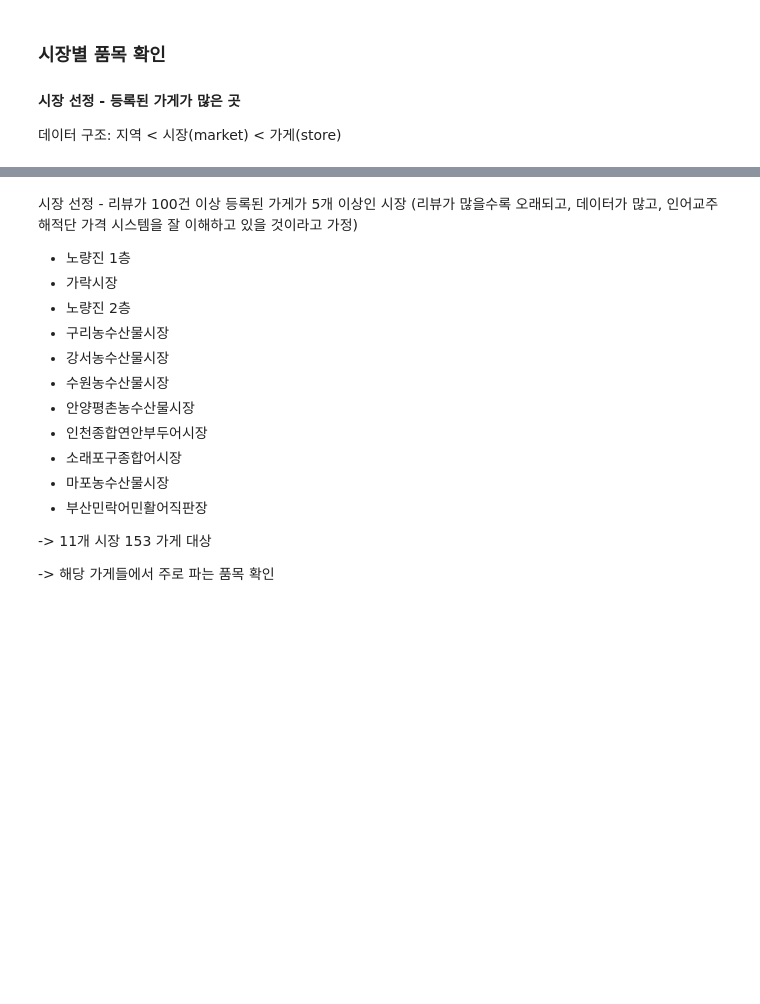
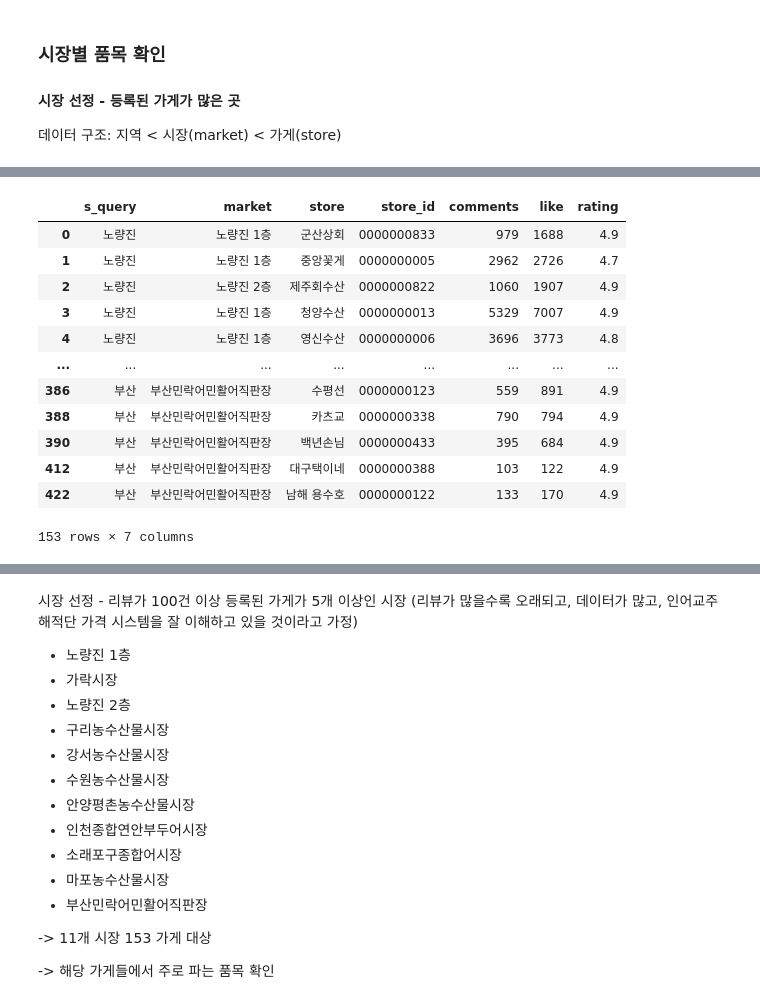
Before and after one commit to vhf1030/Pisces, a Jupyter notebook: notebooks/eda_ikh_품목선정.ipynb, the cells around one changed output, grey strips where cells are left out. Saved outputs shown, nothing was run; the diff lists cells and outputs as text; code cells hidden in the pictures; blank space fills up the shorter version.

```diff
--- a/notebooks/eda_ikh_품목선정.ipynb
+++ b/notebooks/eda_ikh_품목선정.ipynb
@@ -15,12 +29,27 @@ df
 # %%
 df_ref = df[~df.duplicated(subset=["store_id"])]  # 중복 제거
 df_ref = df_ref[df_ref["comments"] >= 100]
 market_counts = df_ref.groupby("market").count()["store_id"]
 
 # count 값이 5 이상인 market 필터링
 markets = market_counts[market_counts >= 5].sort_values(ascending=False)
 # print(markets, '\ntotal:', markets.sum())
 df_ftd = df_ref[df_ref["market"].isin(markets.index)]
+df_ftd
+# %% [output]
+|  | s_query | market | store | store_id | comments | like | rating |
+| 0 | 노량진 | 노량진 1층 | 군산상회 | 0000000833 | 979 | 1688 | 4.9 |
+| 1 | 노량진 | 노량진 1층 | 중앙꽃게 | 0000000005 | 2962 | 2726 | 4.7 |
+| 2 | 노량진 | 노량진 2층 | 제주회수산 | 0000000822 | 1060 | 1907 | 4.9 |
+| 3 | 노량진 | 노량진 1층 | 청양수산 | 0000000013 | 5329 | 7007 | 4.9 |
+| 4 | 노량진 | 노량진 1층 | 영신수산 | 0000000006 | 3696 | 3773 | 4.8 |
+| ... | ... | ... | ... | ... | ... | ... | ... |
+| 386 | 부산 | 부산민락어민활어직판장 | 수평선 | 0000000123 | 559 | 891 | 4.9 |
+| 388 | 부산 | 부산민락어민활어직판장 | 카츠교 | 0000000338 | 790 | 794 | 4.9 |
+| 390 | 부산 | 부산민락어민활어직판장 | 백년손님 | 0000000433 | 395 | 684 | 4.9 |
+| 412 | 부산 | 부산민락어민활어직판장 | 대구택이네 | 0000000388 | 103 | 122 | 4.9 |
+| 422 | 부산 | 부산민락어민활어직판장 | 남해 용수호 | 0000000122 | 133 | 170 | 4.9 |
+153 rows × 7 columns
 # %%
 plt.figure(figsize=(10, 6))
 markets.plot(kind="bar", color="skyblue", edgecolor="black")
```
Also changed, not shown: parts of 6 cells of this notebook, 1 other file.
